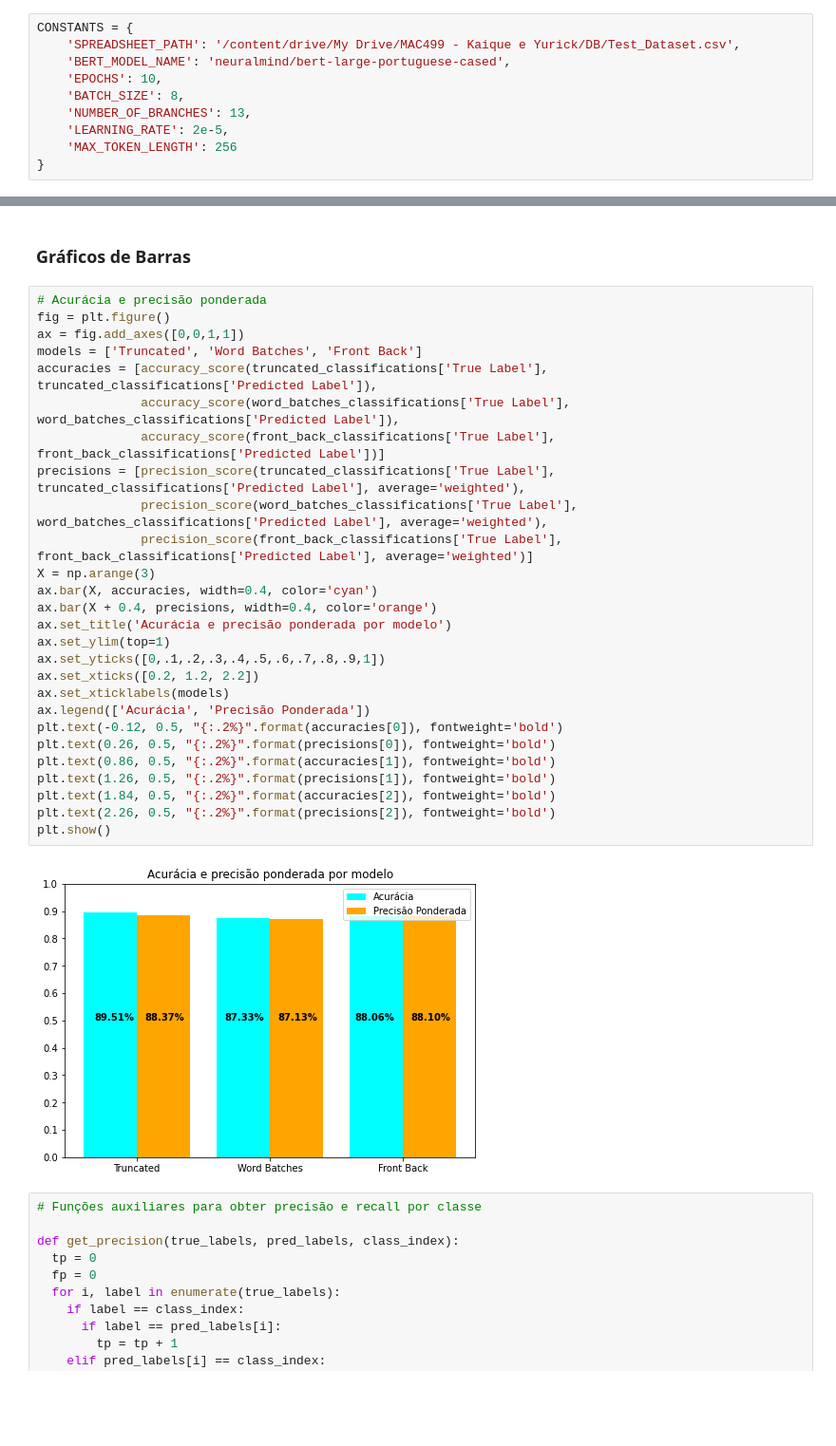
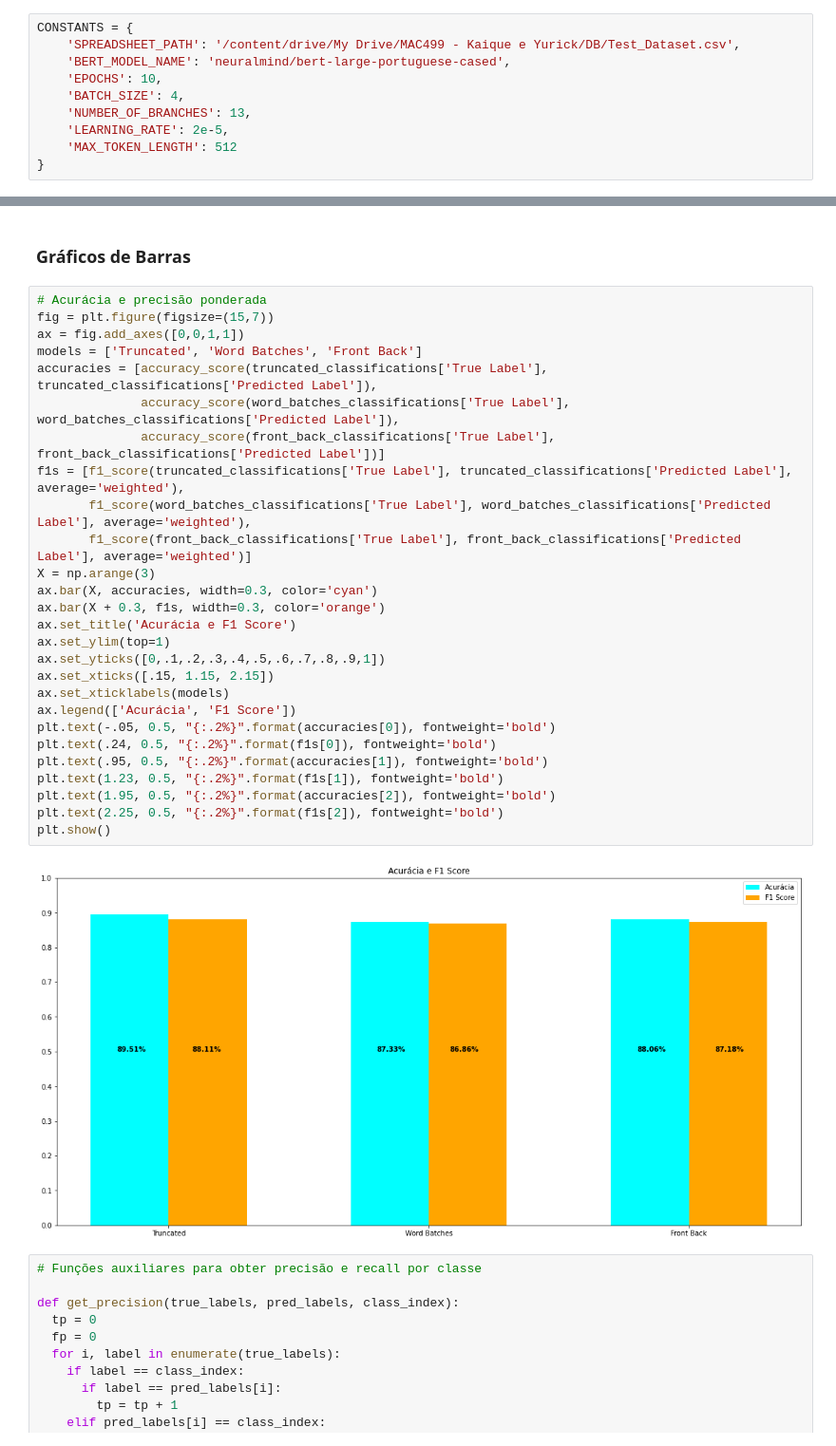
Before and after one commit to yurickyh/JudgementClassifier, a Jupyter notebook: model/Metrics.ipynb, the cells around one changed output, grey strips where cells are left out. Shown at 95% size. Saved outputs shown, nothing was run; the diff lists cells and outputs as text; blank space fills up the shorter version.

```diff
--- a/model/Metrics.ipynb
+++ b/model/Metrics.ipynb
@@ -45,10 +45,10 @@ CONSTANTS = {
     'SPREADSHEET_PATH': '/content/drive/My Drive/MAC499 - Kaique e Yurick/DB/Test_Dataset.csv',
     'BERT_MODEL_NAME': 'neuralmind/bert-large-portuguese-cased',
     'EPOCHS': 10,
-    'BATCH_SIZE': 8,
+    'BATCH_SIZE': 4,
     'NUMBER_OF_BRANCHES': 13,
     'LEARNING_RATE': 2e-5,
-    'MAX_TOKEN_LENGTH': 256
+    'MAX_TOKEN_LENGTH': 512
 }
 # %%
 # Definition of mapping from law branch name to a numeric identifier
@@ -466,33 +338,33 @@ Podemos também gerar alguns gráficos para visualização dos resultados:
 ### Gráficos de Barras
 # %%
 # Acurácia e precisão ponderada
-fig = plt.figure()
+fig = plt.figure(figsize=(15,7))
 ax = fig.add_axes([0,0,1,1])
 models = ['Truncated', 'Word Batches', 'Front Back']
 accuracies = [accuracy_score(truncated_classifications['True Label'], truncated_classifications['Predicted Label']),
               accuracy_score(word_batches_classifications['True Label'], word_batches_classifications['Predicted Label']),
               accuracy_score(front_back_classifications['True Label'], front_back_classifications['Predicted Label'])]
-precisions = [precision_score(truncated_classifications['True Label'], truncated_classifications['Predicted Label'], average='weighted'),
-              precision_score(word_batches_classifications['True Label'], word_batches_classifications['Predicted Label'], average='weighted'),
-              precision_score(front_back_classifications['True Label'], front_back_classifications['Predicted Label'], average='weighted')]
+f1s = [f1_score(truncated_classifications['True Label'], truncated_classifications['Predicted Label'], average='weighted'),
+       f1_score(word_batches_classifications['True Label'], word_batches_classifications['Predicted Label'], average='weighted'),
+       f1_score(front_back_classifications['True Label'], front_back_classifications['Predicted Label'], average='weighted')]
 X = np.arange(3)
-ax.bar(X, accuracies, width=0.4, color='cyan')
-ax.bar(X + 0.4, precisions, width=0.4, color='orange')
-ax.set_title('Acurácia e precisão ponderada por modelo')
+ax.bar(X, accuracies, width=0.3, color='cyan')
+ax.bar(X + 0.3, f1s, width=0.3, color='orange')
+ax.set_title('Acurácia e F1 Score')
 ax.set_ylim(top=1)
 ax.set_yticks([0,.1,.2,.3,.4,.5,.6,.7,.8,.9,1])
-ax.set_xticks([0.2, 1.2, 2.2])
+ax.set_xticks([.15, 1.15, 2.15])
 ax.set_xticklabels(models)
-ax.legend(['Acurácia', 'Precisão Ponderada'])
-plt.text(-0.12, 0.5, "{:.2%}".format(accuracies[0]), fontweight='bold')
-plt.text(0.26, 0.5, "{:.2%}".format(precisions[0]), fontweight='bold')
-plt.text(0.86, 0.5, "{:.2%}".format(accuracies[1]), fontweight='bold')
-plt.text(1.26, 0.5, "{:.2%}".format(precisions[1]), fontweight='bold')
-plt.text(1.84, 0.5, "{:.2%}".format(accuracies[2]), fontweight='bold')
-plt.text(2.26, 0.5, "{:.2%}".format(precisions[2]), fontweight='bold')
+ax.legend(['Acurácia', 'F1 Score'])
+plt.text(-.05, 0.5, "{:.2%}".format(accuracies[0]), fontweight='bold')
+plt.text(.24, 0.5, "{:.2%}".format(f1s[0]), fontweight='bold')
+plt.text(.95, 0.5, "{:.2%}".format(accuracies[1]), fontweight='bold')
+plt.text(1.23, 0.5, "{:.2%}".format(f1s[1]), fontweight='bold')
+plt.text(1.95, 0.5, "{:.2%}".format(accuracies[2]), fontweight='bold')
+plt.text(2.25, 0.5, "{:.2%}".format(f1s[2]), fontweight='bold')
 plt.show()
 # %% [output]
-[figure, old version]
+[figure, new version]
 # %%
 # Funções auxiliares para obter precisão e recall por classe
 
```
Also changed, not shown: parts of 15 cells of this notebook.
